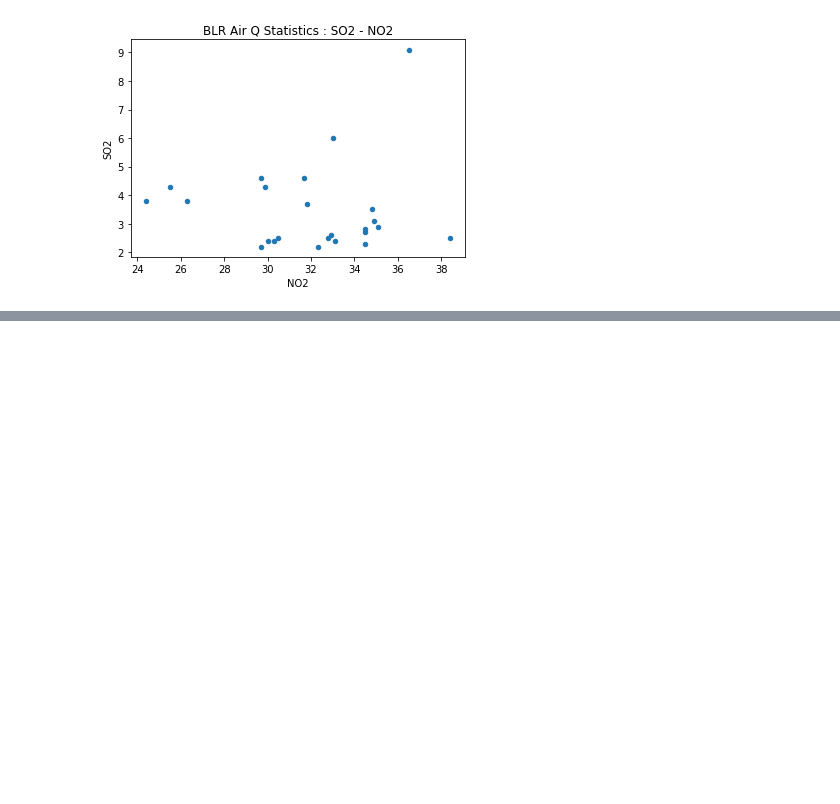
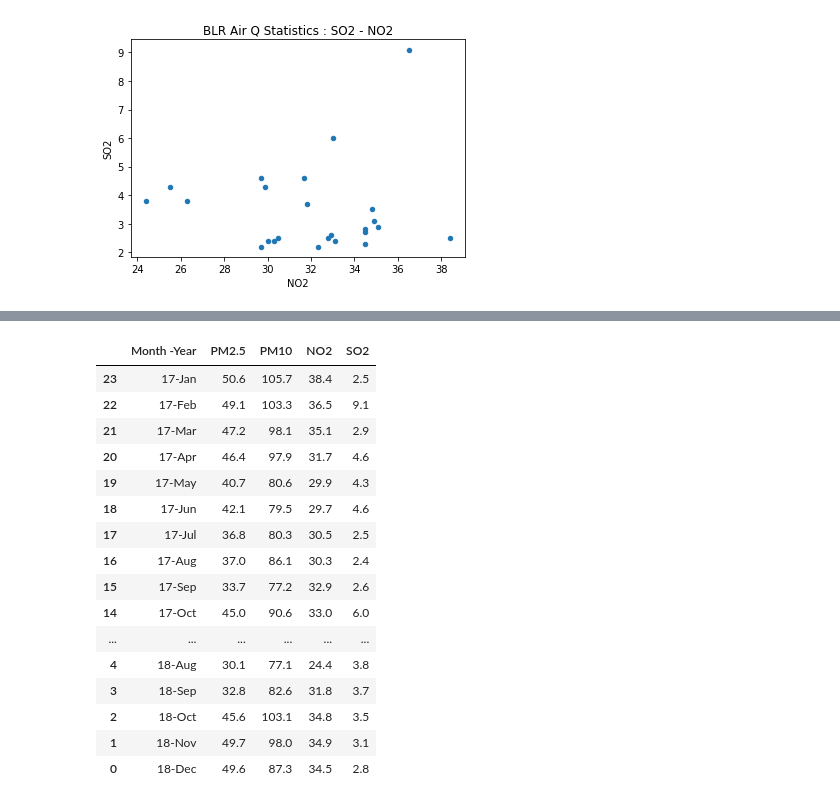
Before and after one commit to prabhatkumar95/ds200, a Jupyter notebook: Untitled.ipynb, the cells around one changed output, grey strips where cells are left out. Saved outputs shown, nothing was run; the diff lists cells and outputs as text; code cells hidden in the pictures; blank space fills up the shorter version.

```diff
--- a/Untitled.ipynb
+++ b/Untitled.ipynb
@@ -42,0 +71,20 @@ for i in range(1,len(keys)):
+# %%
+data
+# %% [output]
+|  | Month -Year | PM2.5 | PM10 | NO2 | SO2 |
+| 23 | 17-Jan | 50.6 | 105.7 | 38.4 | 2.5 |
+| 22 | 17-Feb | 49.1 | 103.3 | 36.5 | 9.1 |
+| 21 | 17-Mar | 47.2 | 98.1 | 35.1 | 2.9 |
+| 20 | 17-Apr | 46.4 | 97.9 | 31.7 | 4.6 |
+| 19 | 17-May | 40.7 | 80.6 | 29.9 | 4.3 |
+| 18 | 17-Jun | 42.1 | 79.5 | 29.7 | 4.6 |
+| 17 | 17-Jul | 36.8 | 80.3 | 30.5 | 2.5 |
+| 16 | 17-Aug | 37.0 | 86.1 | 30.3 | 2.4 |
+| 15 | 17-Sep | 33.7 | 77.2 | 32.9 | 2.6 |
+| 14 | 17-Oct | 45.0 | 90.6 | 33.0 | 6.0 |
+| ... | ... | ... | ... | ... | ... |
+| 4 | 18-Aug | 30.1 | 77.1 | 24.4 | 3.8 |
+| 3 | 18-Sep | 32.8 | 82.6 | 31.8 | 3.7 |
+| 2 | 18-Oct | 45.6 | 103.1 | 34.8 | 3.5 |
+| 1 | 18-Nov | 49.7 | 98.0 | 34.9 | 3.1 |
+| 0 | 18-Dec | 49.6 | 87.3 | 34.5 | 2.8 |
```
Also changed, not shown: parts of 7 cells of this notebook, 1 other file.
